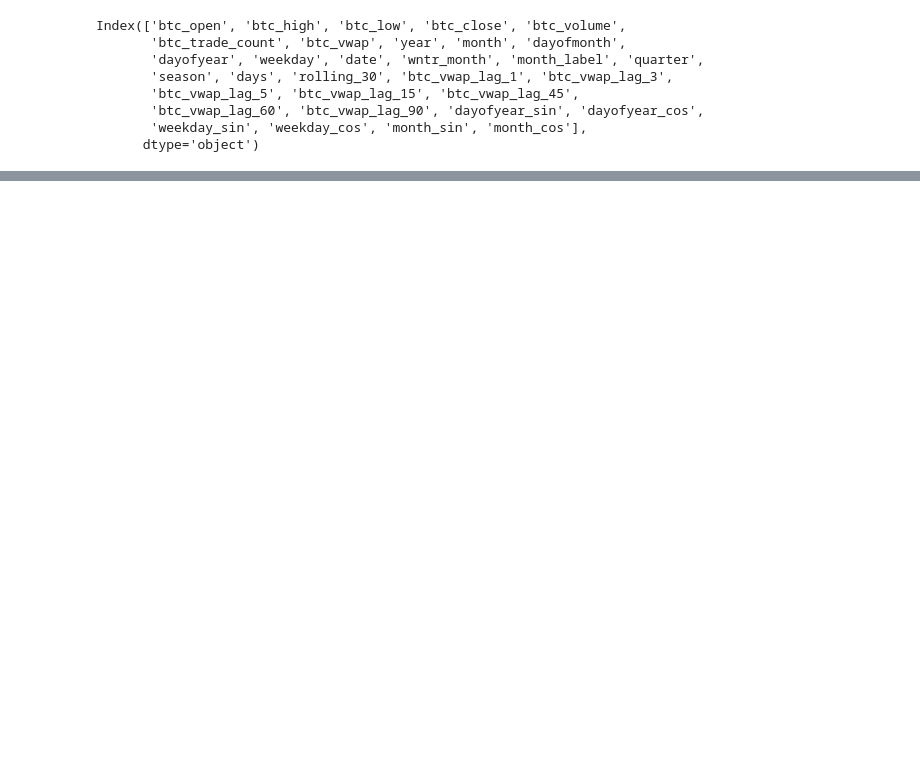
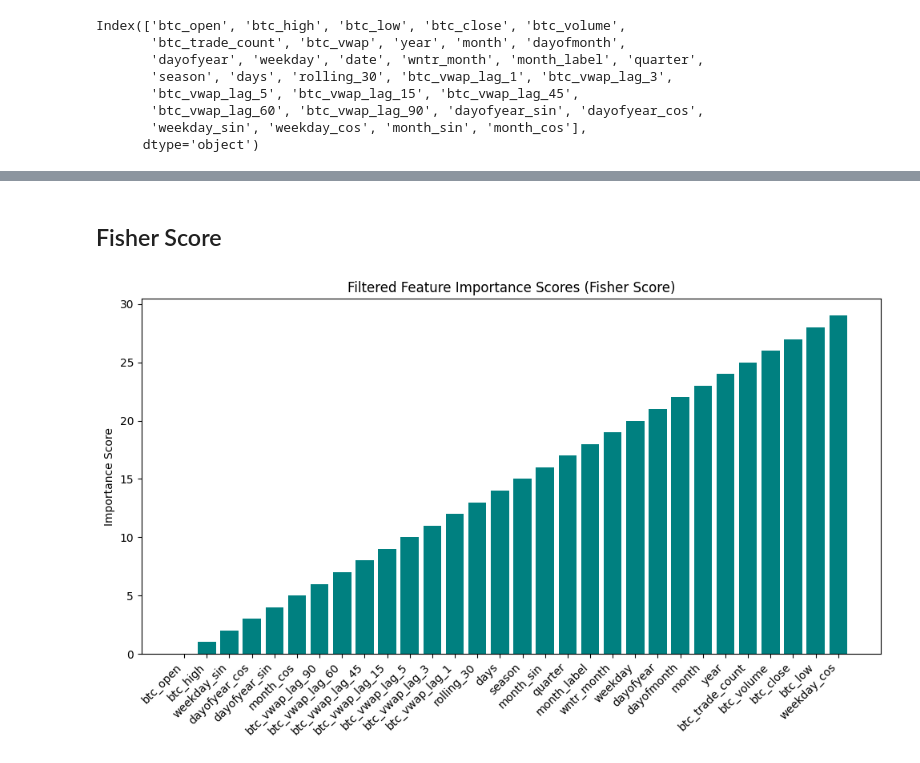
Before and after one commit to muratmertguler/MLOps, a Jupyter notebook: src/features/feature_selection.ipynb, the cells around one changed output, grey strips where cells are left out. Saved outputs shown, nothing was run; the diff lists cells and outputs as text; code cells hidden in the pictures; blank space fills up the shorter version.

```diff
--- a/src/features/feature_selection.ipynb
+++ b/src/features/feature_selection.ipynb
@@ -69,0 +124,30 @@ plt.show()
+# %% [markdown]
+## Fisher Score
+# %%
+%matplotlib inline
+X = train_data
+y = target_data
+
+# Assuming you have X and y defined earlier
+X_np = np.array(X)
+y_np = np.array(y)
+
+# Calculating scores
+ranks = fisher_score.fisher_score(X_np, y_np)
+
+# Create a DataFrame with feature names and their importance scores
+feature_importance_df = pd.DataFrame({'Feature': train_data.columns, 'Importance': ranks})
+
+feature_importance_df = feature_importance_df.sort_values(by='Importance', ascending=True)  # Changed to ascending=True
+
+# print(feature_importance_df)
+# print(len(feature_importance_df))
+plt.figure(figsize=(10, 6))
+plt.bar(feature_importance_df['Feature'], feature_importance_df['Importance'], color='teal')  # Changed to plt.bar
+plt.ylabel('Importance Score')  # Changed to plt.ylabel
+plt.title('Filtered Feature Importance Scores (Fisher Score)')
+plt.xticks(rotation=45, ha='right')  # Rotate x-axis labels for better readability
+plt.tight_layout()  # Adjust layout to prevent clipping of labels
+plt.show()
+# %% [output]
+[figure, added]
```
Also changed, not shown: parts of 13 cells of this notebook, 2 other files.
